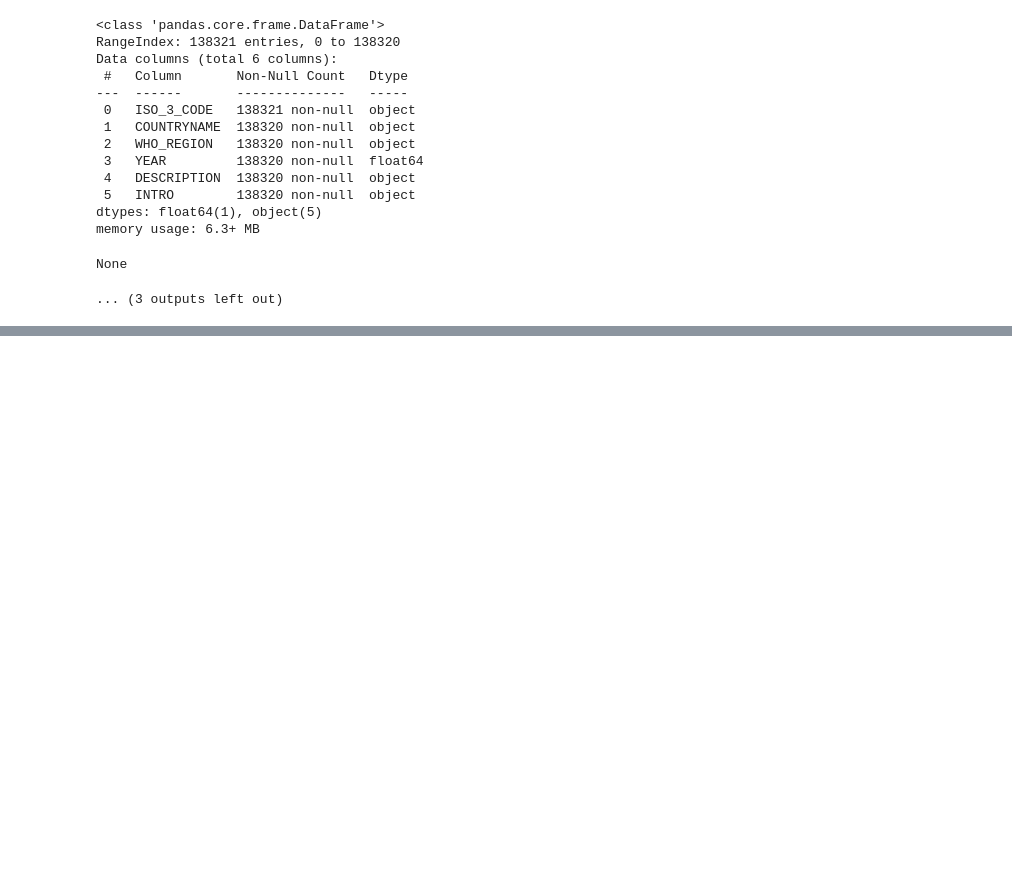
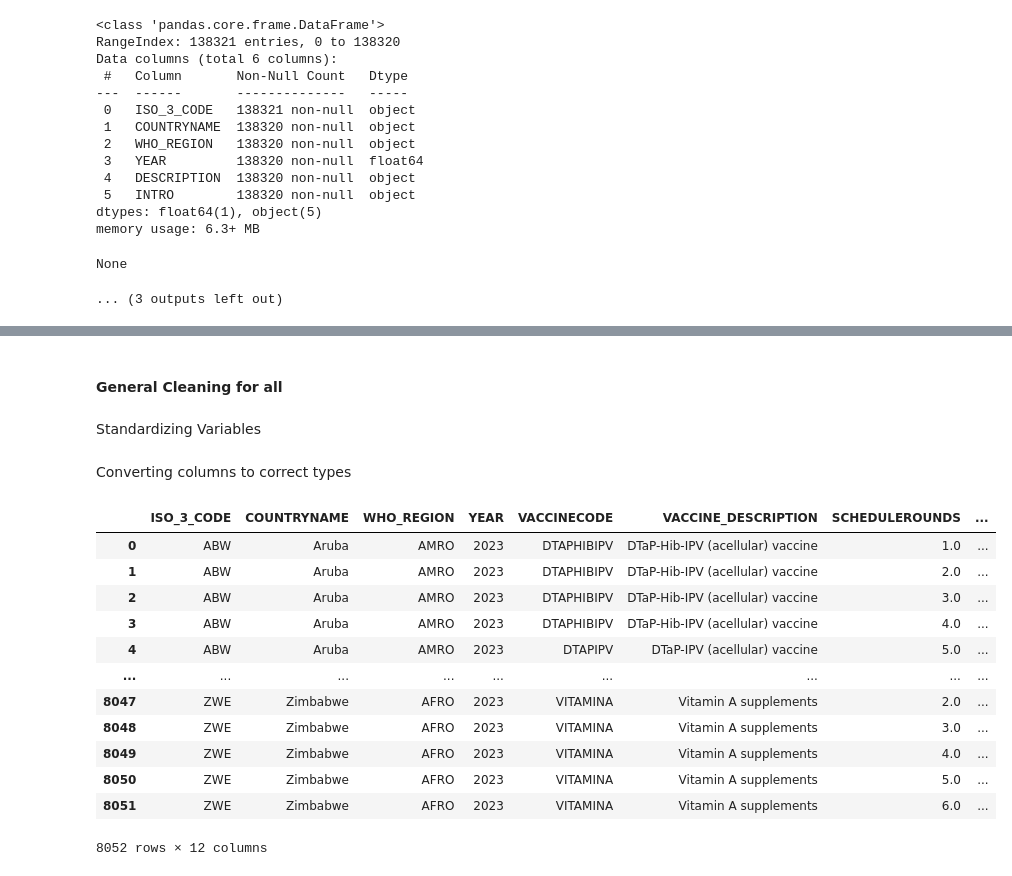
Before and after one commit to Shubhampandey1git/Vaccination-Project, a Jupyter notebook: test.ipynb, the cells around one changed output, grey strips where cells are left out. Cells and saved outputs as stored; diff of their text form; code cells hidden in the pictures; blank space fills up the shorter version.

```diff
--- a/test.ipynb
+++ b/test.ipynb
@@ -135,0 +460,32 @@ None
+# %%
+# Converting the AGEADMINISTERED col to actual months
+def time_to_months(time_str):
+    if pd.isna(time_str):
+        return np.nan
+    if not time_str:
+        return np.nan
+
+    time_str = str(time_str).strip()
+    unit = time_str[0].upper()
+    try:
+        value = int(time_str[1:])
+    except ValueError:
+        return np.nan
+
+    if unit == 'M':
+        return value
+    elif unit == 'Y':
+        return value * 12
+    else:
+        return np.nan
+
+
+vaccine_schedule_df['AGE_ADMINISTERED_MONTHS'] = vaccine_schedule_df['AGEADMINISTERED'].apply(time_to_months)
+# %%
+# Dropping col where year is NaN
+vaccine_schedule_df = vaccine_schedule_df.dropna(subset = ['YEAR'])
+# %%
+# Reset index
+vaccine_schedule_df = vaccine_schedule_df.reset_index(drop=True)
+display(vaccine_schedule_df.info())
+display(vaccine_schedule_df.head())
@@ -135,0 +519,30 @@ None
+# %% [markdown]
+#### **General Cleaning for all**
+# %% [markdown]
+Standardizing Variables
+# %%
+coverage_df.rename(columns={'CODE': 'ISO_3_CODE', 'NAME': 'COUNTRYNAME'}, inplace=True)
+incidence_rate_df.rename(columns={'CODE': 'ISO_3_CODE', 'NAME': 'COUNTRYNAME'}, inplace=True)
+reported_cases_df.rename(columns={'CODE': 'ISO_3_CODE', 'NAME': 'COUNTRYNAME'}, inplace=True)
+# %% [markdown]
+Converting columns to correct types
+# %%
+coverage_df.astype({'YEAR': 'int32', 'TARGET_NUMBER': 'float64', 'DOSES': 'float64', 'COVERAGE': 'float64'})
+incidence_rate_df.astype({'YEAR': 'int32', 'INCIDENCE_RATE': 'float64'})
+reported_cases_df.astype({'YEAR': 'int32', 'CASES': 'int32'})
+vaccine_introduction_df.astype({'YEAR': 'int32'})
+vaccine_schedule_df.astype({'YEAR': 'int32'})
+# %% [output]
+|  | ISO_3_CODE | COUNTRYNAME | WHO_REGION | YEAR | VACCINECODE | VACCINE_DESCRIPTION | SCHEDULEROUNDS | ... |
+| 0 | ABW | Aruba | AMRO | 2023 | DTAPHIBIPV | DTaP-Hib-IPV (acellular) vaccine | 1.0 | ... |
+| 1 | ABW | Aruba | AMRO | 2023 | DTAPHIBIPV | DTaP-Hib-IPV (acellular) vaccine | 2.0 | ... |
+| 2 | ABW | Aruba | AMRO | 2023 | DTAPHIBIPV | DTaP-Hib-IPV (acellular) vaccine | 3.0 | ... |
+| 3 | ABW | Aruba | AMRO | 2023 | DTAPHIBIPV | DTaP-Hib-IPV (acellular) vaccine | 4.0 | ... |
+| 4 | ABW | Aruba | AMRO | 2023 | DTAPIPV | DTaP-IPV (acellular) vaccine | 5.0 | ... |
+| ... | ... | ... | ... | ... | ... | ... | ... | ... |
+| 8047 | ZWE | Zimbabwe | AFRO | 2023 | VITAMINA | Vitamin A supplements | 2.0 | ... |
+| 8048 | ZWE | Zimbabwe | AFRO | 2023 | VITAMINA | Vitamin A supplements | 3.0 | ... |
+| 8049 | ZWE | Zimbabwe | AFRO | 2023 | VITAMINA | Vitamin A supplements | 4.0 | ... |
+| 8050 | ZWE | Zimbabwe | AFRO | 2023 | VITAMINA | Vitamin A supplements | 5.0 | ... |
+| 8051 | ZWE | Zimbabwe | AFRO | 2023 | VITAMINA | Vitamin A supplements | 6.0 | ... |
+8052 rows × 12 columns
```
Also changed, not shown: parts of 23 cells of this notebook.
